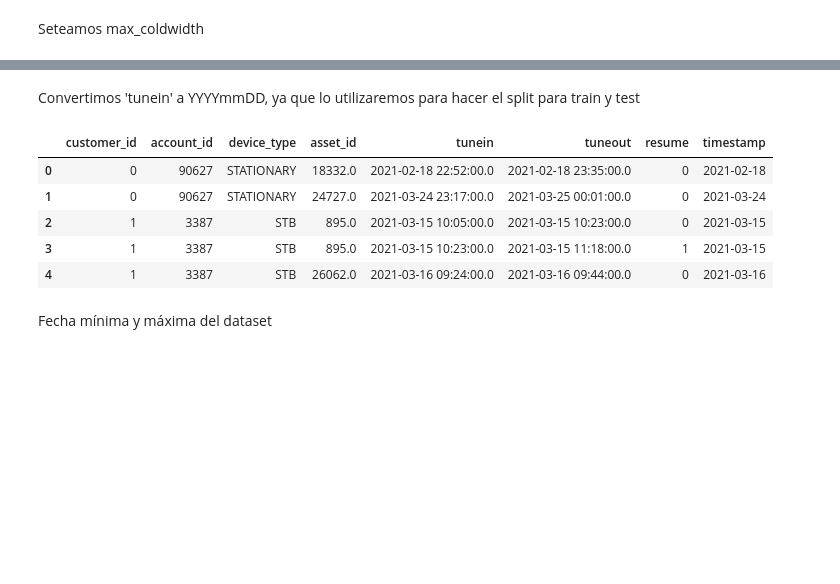
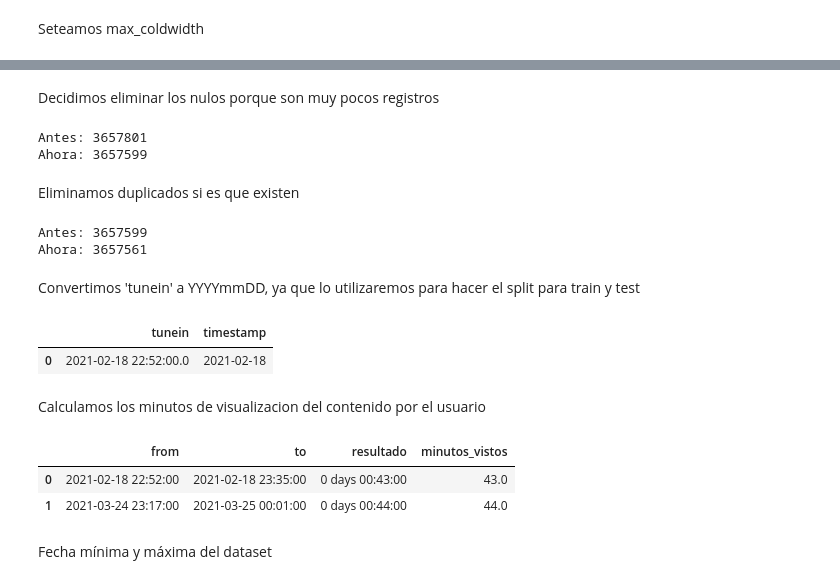
Before and after one commit to ivanjavierparra/Data-Science-Sprint-3, a Jupyter notebook: Entrega_3.ipynb, the cells around one changed output, grey strips where cells are left out. Saved outputs shown, nothing was run; the diff lists cells and outputs as text; code cells hidden in the pictures; blank space fills up the shorter version.

```diff
--- a/Entrega_3.ipynb
+++ b/Entrega_3.ipynb
@@ -188,0 +186,2 @@ dtype: int64
+# %%
+df = df_train.merge(df_metadatos, how="left", left_on="asset_id", right_on="asset_id")
@@ -188,0 +199,7 @@ dtype: int64
+# %%
+df = df[[
+        # df_train
+        'customer_id', 'account_id', 'device_type', 'asset_id', 'tunein', 'tuneout', 'resume',
+        # df_metadatos
+        'content_id', 'title', 'show_type', 'country_of_origin', 'category', 'run_time_min', 'end_vod_date'
+        ]]
@@ -189,16 +276,42 @@ dtype: int64
+# %% [markdown]
+Decidimos eliminar los nulos porque son muy pocos registros
+# %%
+print(f"Antes: {df.shape[0]}")
+df = df.dropna()
+print(f"Ahora: {df.shape[0]}")
+# %% [output]
+Antes: 3657801
+Ahora: 3657599
+# %% [markdown]
+Eliminamos duplicados si es que existen
+# %%
+print(f"Antes: {df.shape[0]}")
+df = df.drop_duplicates(keep='first')
+print(f"Ahora: {df.shape[0]}")
+# %% [output]
+Antes: 3657599
+Ahora: 3657561
 # %% [markdown]
 Convertimos 'tunein' a YYYYmmDD, ya que lo utilizaremos para hacer el split para train y test
 # %%
-df_train['timestamp'] = pd.to_datetime(df_train['tunein'], format='%Y/%m/%d')
-df_train['timestamp'] = df_train['timestamp'].dt.strftime('%Y/%m/%d')
-df_train['timestamp'] = pd.to_datetime(df_train['timestamp'], format='%Y/%m/%d')
-df_train.head()
+df['timestamp'] = pd.to_datetime(df['tunein'], format='%Y/%m/%d')
+df['timestamp'] = df['timestamp'].dt.strftime('%Y/%m/%d')
+df['timestamp'] = pd.to_datetime(df['timestamp'], format='%Y/%m/%d')
+df[['tunein', 'timestamp']].head(1)
 # %% [output]
-|  | customer_id | account_id | device_type | asset_id | tunein | tuneout | resume | timestamp |
-| 0 | 0 | 90627 | STATIONARY | 18332.0 | 2021-02-18 22:52:00.0 | 2021-02-18 23:35:00.0 | 0 | 2021-02-18 |
-| 1 | 0 | 90627 | STATIONARY | 24727.0 | 2021-03-24 23:17:00.0 | 2021-03-25 00:01:00.0 | 0 | 2021-03-24 |
-| 2 | 1 | 3387 | STB | 895.0 | 2021-03-15 10:05:00.0 | 2021-03-15 10:23:00.0 | 0 | 2021-03-15 |
-| 3 | 1 | 3387 | STB | 895.0 | 2021-03-15 10:23:00.0 | 2021-03-15 11:18:00.0 | 1 | 2021-03-15 |
-| 4 | 1 | 3387 | STB | 26062.0 | 2021-03-16 09:24:00.0 | 2021-03-16 09:44:00.0 | 0 | 2021-03-16 |
+|  | tunein | timestamp |
+| 0 | 2021-02-18 22:52:00.0 | 2021-02-18 |
+# %% [markdown]
+Calculamos los minutos de visualizacion del contenido por el usuario
+# %%
+df['from'] =  pd.to_datetime(df['tunein'], format='%Y-%m-%d %H:%M:%S.%f')
+df['to'] =  pd.to_datetime(df['tuneout'], format='%Y-%m-%d %H:%M:%S.%f')
+df['resultado'] = df['to'] - df['from']
+df['minutos_vistos'] = df['resultado'].dt.seconds.div(60).astype(float)
+df[['from','to','resultado','minutos_vistos']].head(2)
+# %% [output]
+|  | from | to | resultado | minutos_vistos |
+| 0 | 2021-02-18 22:52:00 | 2021-02-18 23:35:00 | 0 days 00:43:00 | 43.0 |
+| 1 | 2021-03-24 23:17:00 | 2021-03-25 00:01:00 | 0 days 00:44:00 | 44.0 |
 # %% [markdown]
 Fecha mínima y máxima del dataset
```
Also changed, not shown: parts of 147 cells of this notebook.
